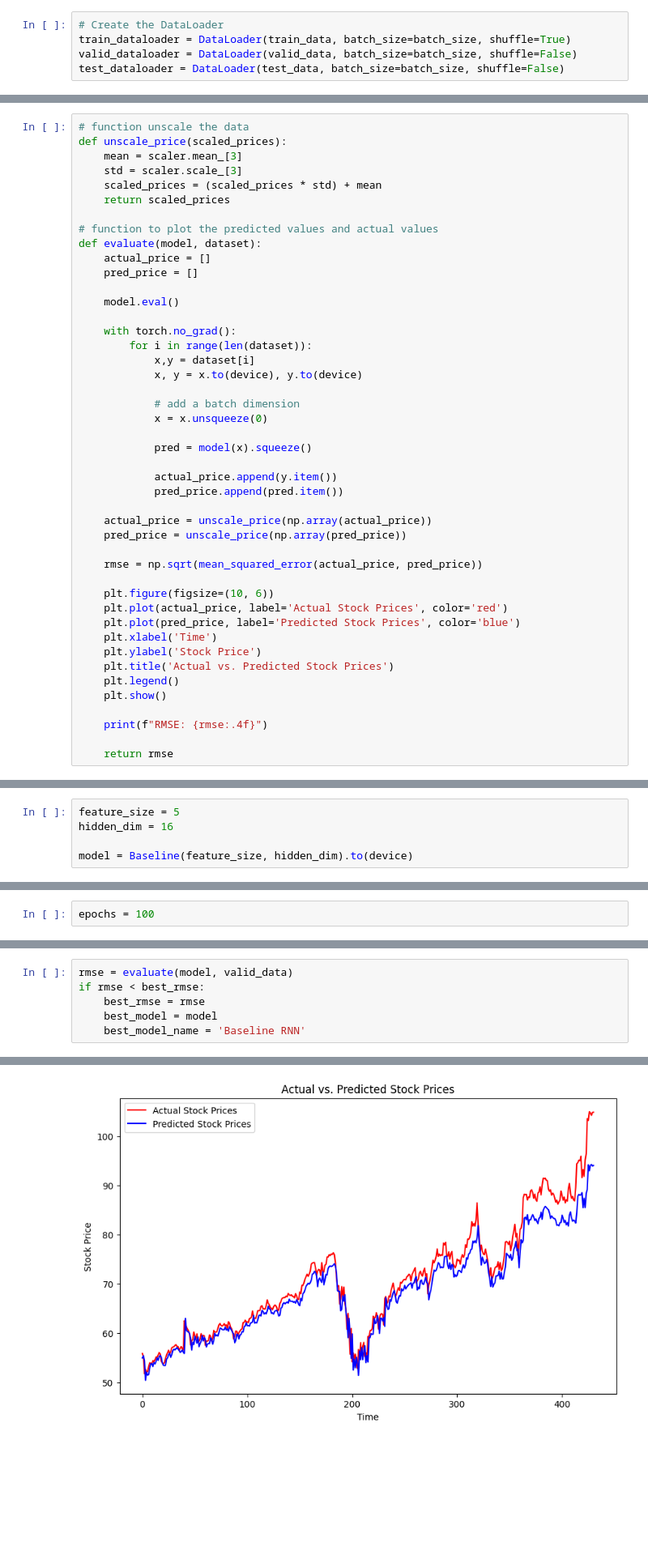
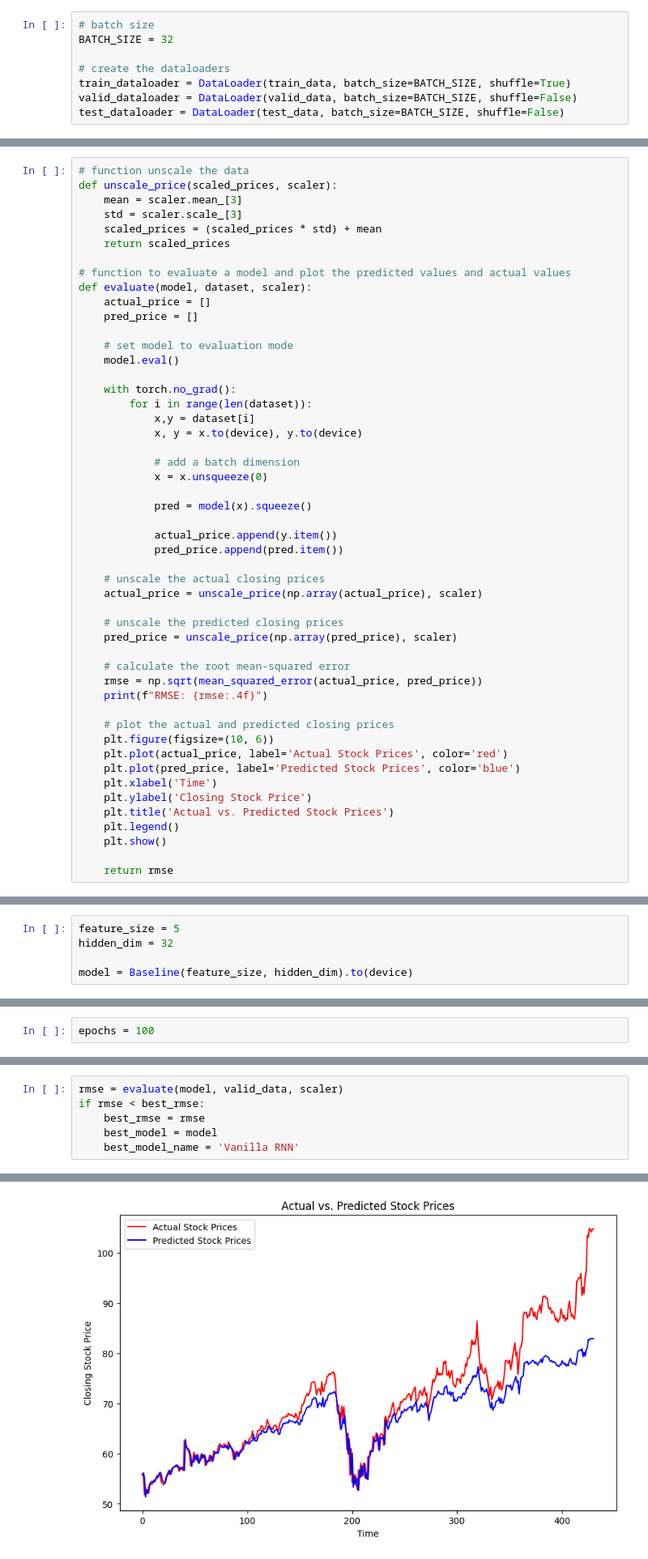
Before and after one commit to dasgauranga2/RNN-Stock-Price-Prediction, a Jupyter notebook: Assignment 3.ipynb, the cells around one changed output, grey strips where cells are left out. Shown at 81% size. Drawn from its saved outputs; the diff is of its cells as text; blank space fills up the shorter version.

```diff
--- a/Assignment 3.ipynb
+++ b/Assignment 3.ipynb
@@ -132,10 +119,13 @@ train_data = StockDataset(train_scaled_data, N)
 valid_data = StockDataset(valid_scaled_data, N)
 test_data = StockDataset(test_scaled_data, N)
 # %%
-# Create the DataLoader
-train_dataloader = DataLoader(train_data, batch_size=batch_size, shuffle=True)
-valid_dataloader = DataLoader(valid_data, batch_size=batch_size, shuffle=False)
-test_dataloader = DataLoader(test_data, batch_size=batch_size, shuffle=False)
+# batch size
+BATCH_SIZE = 32
+
+# create the dataloaders
+train_dataloader = DataLoader(train_data, batch_size=BATCH_SIZE, shuffle=True)
+valid_dataloader = DataLoader(valid_data, batch_size=BATCH_SIZE, shuffle=False)
+test_dataloader = DataLoader(test_data, batch_size=BATCH_SIZE, shuffle=False)
 # %%
 x,y = next(iter(train_dataloader))
 
@@ -206,16 +199,17 @@ def test(model, dataloader, criterion):
 # %%
 # function unscale the data
-def unscale_price(scaled_prices):
+def unscale_price(scaled_prices, scaler):
     mean = scaler.mean_[3]
     std = scaler.scale_[3]
     scaled_prices = (scaled_prices * std) + mean
     return scaled_prices
 
-# function to plot the predicted values and actual values
-def evaluate(model, dataset):
+# function to evaluate a model and plot the predicted values and actual values
+def evaluate(model, dataset, scaler):
     actual_price = []
     pred_price = []
 
+    # set model to evaluation mode
     model.eval()
 
     with torch.no_grad():
@@ -231,21 +225,25 @@ def evaluate(model, dataset):
             actual_price.append(y.item())
             pred_price.append(pred.item())
 
-    actual_price = unscale_price(np.array(actual_price))
-    pred_price = unscale_price(np.array(pred_price))
+    # unscale the actual closing prices
+    actual_price = unscale_price(np.array(actual_price), scaler)
 
+    # unscale the predicted closing prices
+    pred_price = unscale_price(np.array(pred_price), scaler)
+
+    # calculate the root mean-squared error
     rmse = np.sqrt(mean_squared_error(actual_price, pred_price))
+    print(f"RMSE: {rmse:.4f}")
 
+    # plot the actual and predicted closing prices
     plt.figure(figsize=(10, 6))
     plt.plot(actual_price, label='Actual Stock Prices', color='red')
     plt.plot(pred_price, label='Predicted Stock Prices', color='blue')
     plt.xlabel('Time')
-    plt.ylabel('Stock Price')
+    plt.ylabel('Closing Stock Price')
     plt.title('Actual vs. Predicted Stock Prices')
     plt.legend()
     plt.show()
 
-    print(f"RMSE: {rmse:.4f}")
-
     return rmse
 # %% [markdown]
@@ -275,7 +273,7 @@ class Baseline(nn.Module):
         return out
 # %%
 feature_size = 5
-hidden_dim = 16
+hidden_dim = 32
 
 model = Baseline(feature_size, hidden_dim).to(device)
 # %%
@@ -307,7 +304,7 @@ Epoch 100 | Train Loss: 0.000156
 # %%
-rmse = evaluate(model, valid_data)
+rmse = evaluate(model, valid_data, scaler)
 if rmse < best_rmse:
     best_rmse = rmse
     best_model = model
-    best_model_name = 'Baseline RNN'
+    best_model_name = 'Vanilla RNN'
 # %% [output]
@@ -314,4 +312,4 @@ if rmse < best_rmse:
-[figure, old version]
+[figure, new version]
 # %% [markdown]
 **LSTM**
 # %%
```
Also changed, not shown: parts of 28 cells of this notebook.
